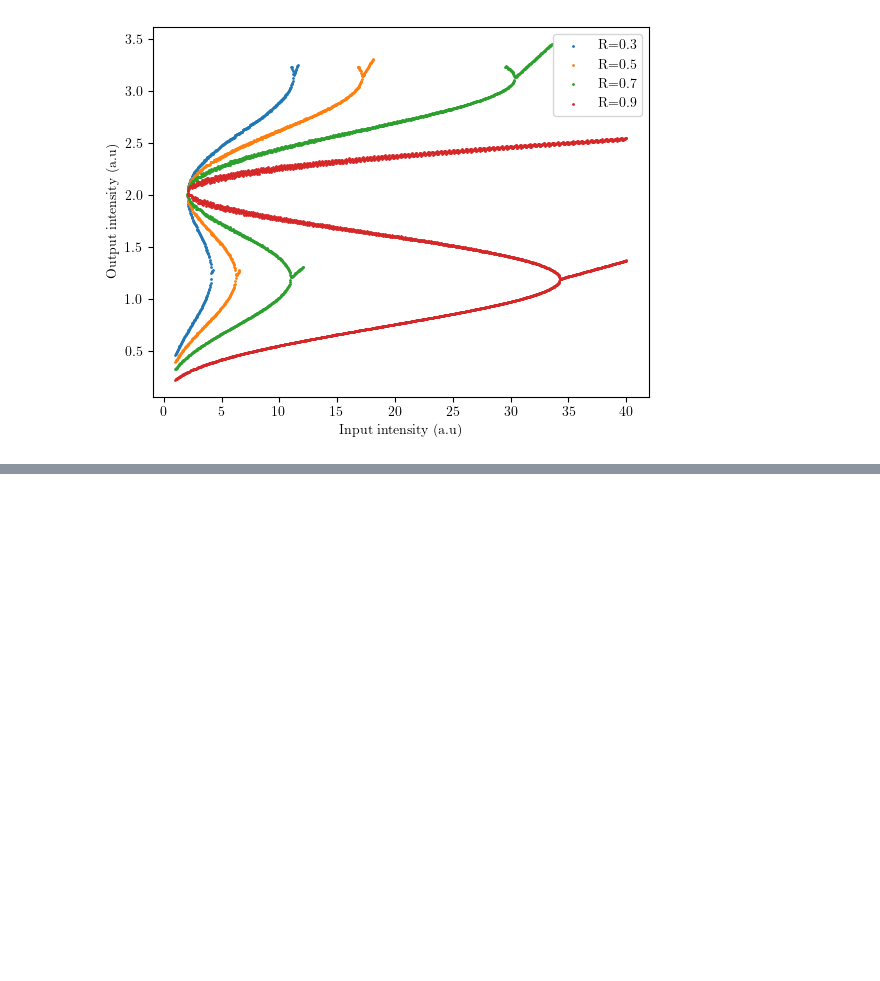
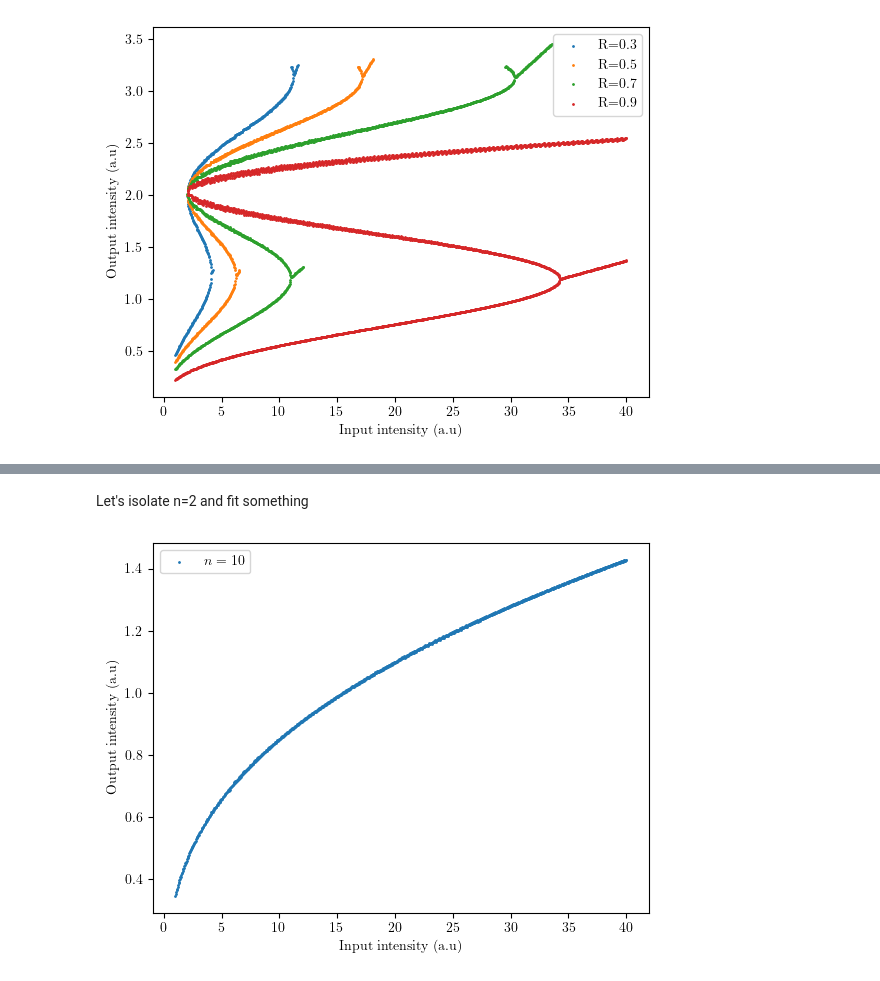
Before and after one commit to tyxiang0530/CavityNLONN, a Jupyter notebook: KerrMedia.ipynb, the cells around one changed output, grey strips where cells are left out. Drawn from its saved outputs; the diff is of its cells as text; code cells hidden in the pictures; blank space fills up the shorter version.

```diff
--- a/KerrMedia.ipynb
+++ b/KerrMedia.ipynb
@@ -135,0 +153,17 @@ ok great we have some sensitivity (some weird numerics tho)
+# %% [markdown]
+Let's isolate n=2 and fit something
+# %%
+
+R = 0.95
+finesse = 2 * np.pi / (-np.log(R**2))
+gamma = 4 * np.pi / (1550 * 10**-9) * 2 * 10**-9
+inputs, outputs = compute_bistable_curve(finesse, R, gamma)
+# truncate gamma sig figs in label
+plt.scatter(inputs, outputs, s=1, label=f"$n = {index}$")
+plt.xlabel("Input intensity (a.u)")
+plt.ylabel("Output intensity (a.u)")
+plt.legend()
+
+plt.show()
+# %% [output]
+[figure, added]
```
Also changed, not shown: parts of 12 cells of this notebook, 50 other files.
